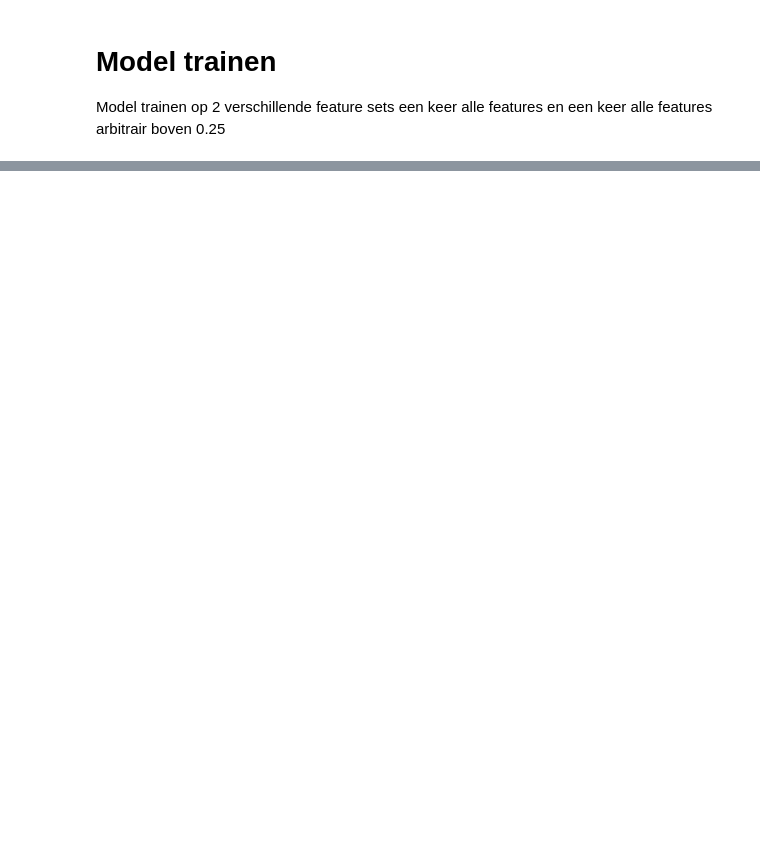
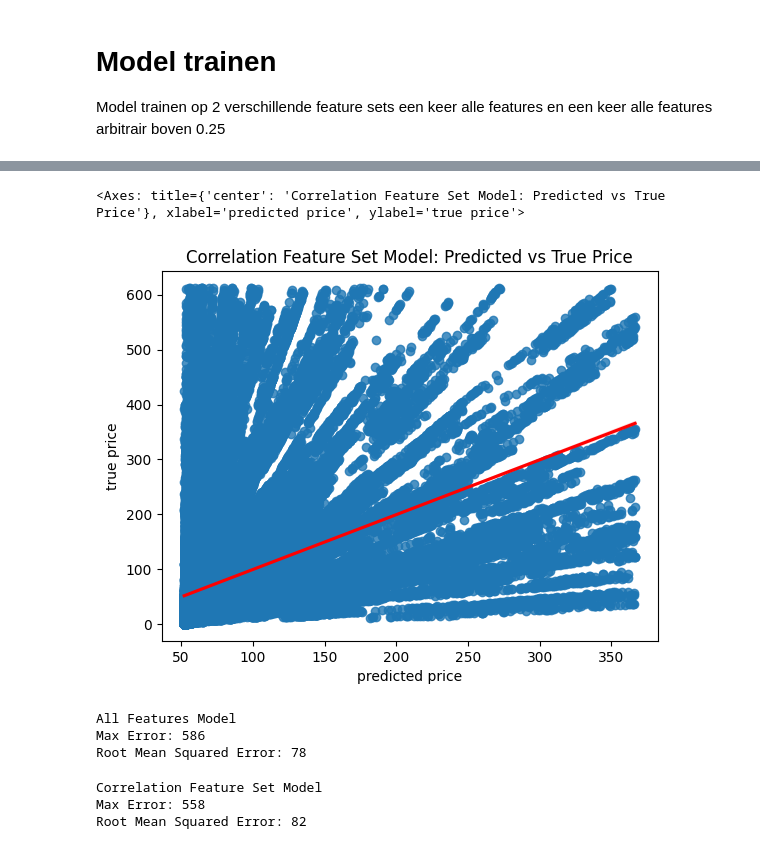
Before and after one commit to ayoub-lafhailat/Value-Investing, a Jupyter notebook: Models/Baseline.ipynb, the cells around one changed output, grey strips where cells are left out. Cells and saved outputs as stored; diff of their text form; code cells hidden in the pictures; blank space fills up the shorter version.

```diff
--- a/Models/Baseline.ipynb
+++ b/Models/Baseline.ipynb
@@ -629,0 +658,3 @@ Since this is the baseline model we don't dive to deep into our research how we
+# %%
+X_corr = df_corr.drop(columns=["Adj. Close"])
+y_corr = df_corr["Adj. Close"]
@@ -629,0 +667,3 @@ Since this is the baseline model we don't dive to deep into our research how we
+# %%
+
+X_corr_train, X_corr_test, y_corr_train, y_corr_test = train_test_split(X_corr,y_corr,test_size=.2,random_state=42)
@@ -633,0 +687,5 @@ Model trainen op 2 verschillende feature sets een keer alle features en een keer
+# %%
+model_corr = LinearRegression()
+result = model_corr.fit(X_corr_train, y_corr_train)
+score = model_corr.score(X_corr_test, y_corr_test)
+print("R²:", score)
@@ -633,0 +722,12 @@ Model trainen op 2 verschillende feature sets een keer alle features en een keer
+# %%
+# Predictions - correlation feature set
+predictions_corr = model_corr.predict(X_corr_test)
+
+prediction_overview_corr = pd.DataFrame()
+prediction_overview_corr["truth"] = y_corr_test
+prediction_overview_corr["prediction"] = predictions_corr
+prediction_overview_corr["error"] = prediction_overview_corr["truth"] - prediction_overview_corr["prediction"]
+prediction_overview_corr["error"] = abs(prediction_overview_corr["error"].astype(int))
+prediction_overview_corr = prediction_overview_corr.reset_index(drop=True)
+
+prediction_overview_corr
@@ -633,0 +764,46 @@ Model trainen op 2 verschillende feature sets een keer alle features en een keer
+# %%
+# Regression plot - correlation feature set
+plot = seaborn.regplot(
+    y=y_corr_test.values.flatten(),
+    x=predictions_corr.flatten(),
+    line_kws={"color": "r"}
+)
+
+plot.set_xlabel("predicted price")
+plot.set_ylabel("true price")
+plot.set_title("Correlation Feature Set Model: Predicted vs True Price")
+
+plot
+# %% [output]
+<Axes: title={'center': 'Correlation Feature Set Model: Predicted vs True Price'}, xlabel='predicted price', ylabel='true price'>
+[figure, added]
+# %%
+# Error metrics - all features / trim dataset
+me_trim = max_error(y_trim_test, predictions_trim)
+me_trim = math.ceil(me_trim)
+print("All Features Model")
+print("Max Error:", me_trim)
+
+mse_trim = mean_squared_error(y_trim_test, predictions_trim)
+rmse_trim = math.sqrt(mse_trim)
+rmse_trim = math.ceil(rmse_trim)
+print("Root Mean Squared Error:", rmse_trim)
+# %% [output]
+All Features Model
+Max Error: 586
+Root Mean Squared Error: 78
+# %%
+# Error metrics - correlation feature set
+me_corr = max_error(y_corr_test, predictions_corr)
+me_corr = math.ceil(me_corr)
+print("Correlation Feature Set Model")
+print("Max Error:", me_corr)
+
+mse_corr = mean_squared_error(y_corr_test, predictions_corr)
+rmse_corr = math.sqrt(mse_corr)
+rmse_corr = math.ceil(rmse_corr)
+print("Root Mean Squared Error:", rmse_corr)
+# %% [output]
+Correlation Feature Set Model
+Max Error: 558
+Root Mean Squared Error: 82
```
Also changed, not shown: parts of 39 cells of this notebook.
